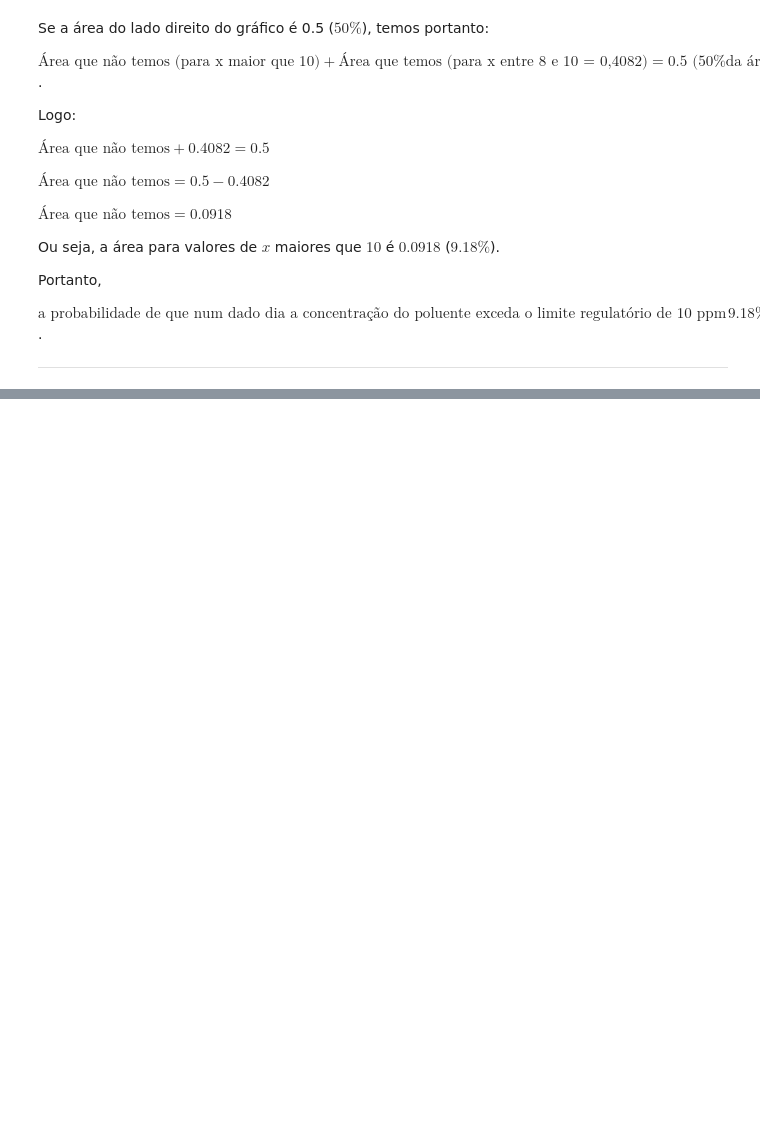
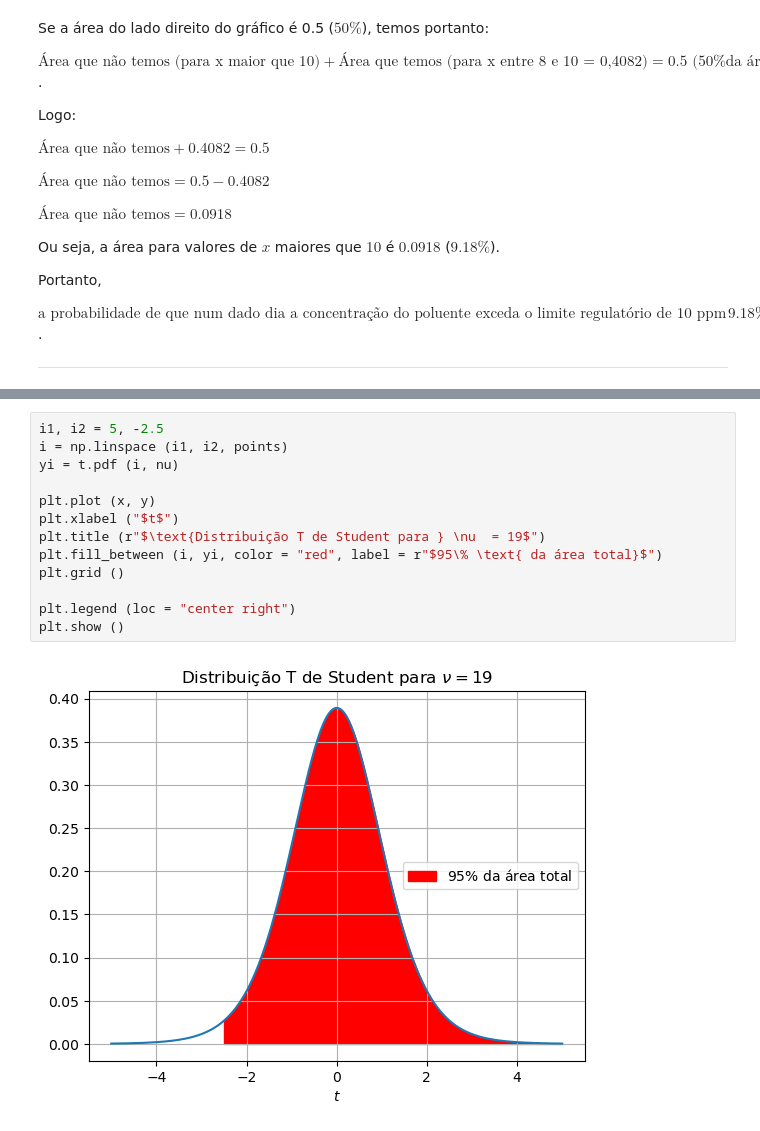
Before and after one commit to eltonlima01/statistics, a Jupyter notebook: normal-distribution/notebooks/main.ipynb, the cells around one changed output, grey strips where cells are left out. Drawn from its saved outputs; the diff is of its cells as text; blank space fills up the shorter version.

```diff
--- a/normal-distribution/notebooks/main.ipynb
+++ b/normal-distribution/notebooks/main.ipynb
@@ -454,0 +598,15 @@ $ \boxed{\text{a probabilidade de que num dado dia a concentração do poluente
+# %%
+i1, i2 = 5, -2.5
+i = np.linspace (i1, i2, points)
+yi = t.pdf (i, nu)
+
+plt.plot (x, y)
+plt.xlabel ("$t$")
+plt.title (r"$\text{Distribuição T de Student para } \nu  = 19$")
+plt.fill_between (i, yi, color = "red", label = r"$95\% \text{ da área total}$")
+plt.grid ()
+
+plt.legend (loc = "center right")
+plt.show ()
+# %% [output]
+[figure, added]
```
Also changed, not shown: parts of 29 cells of this notebook, 1 other file.
